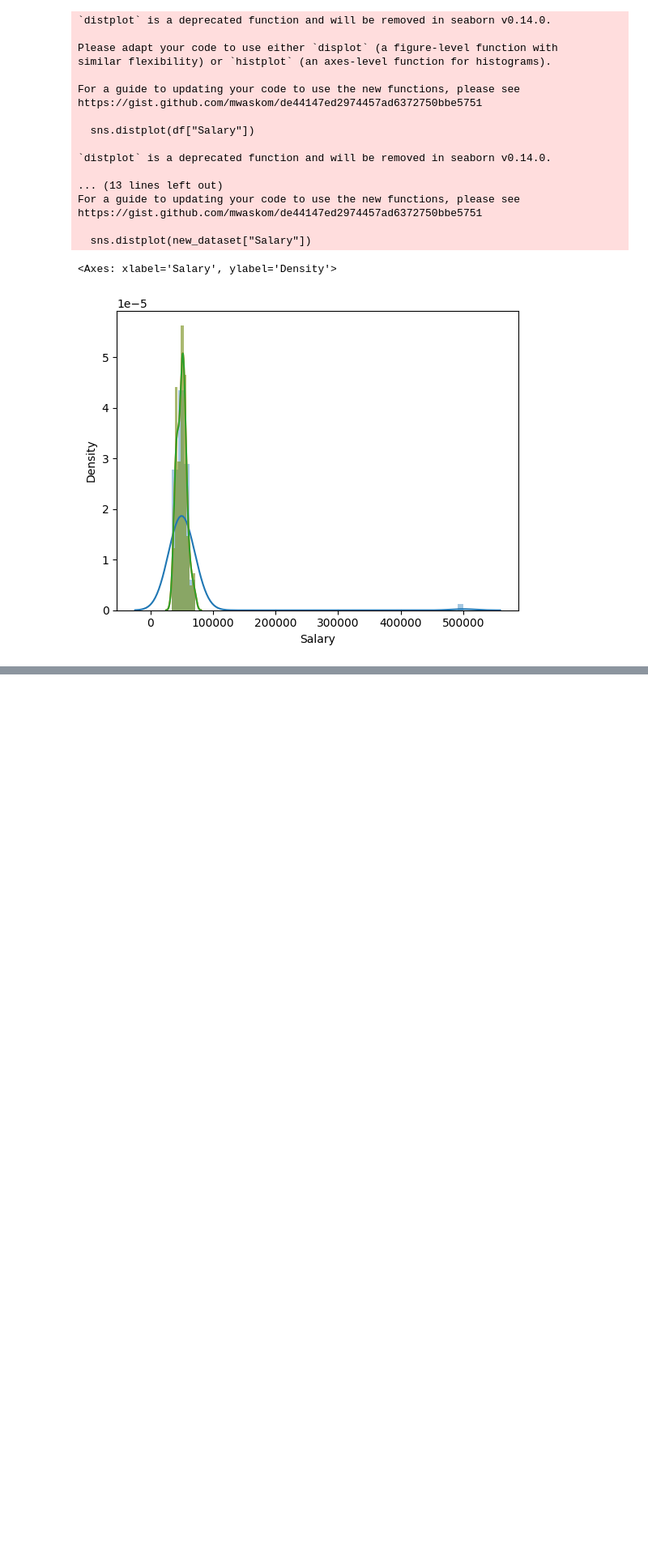
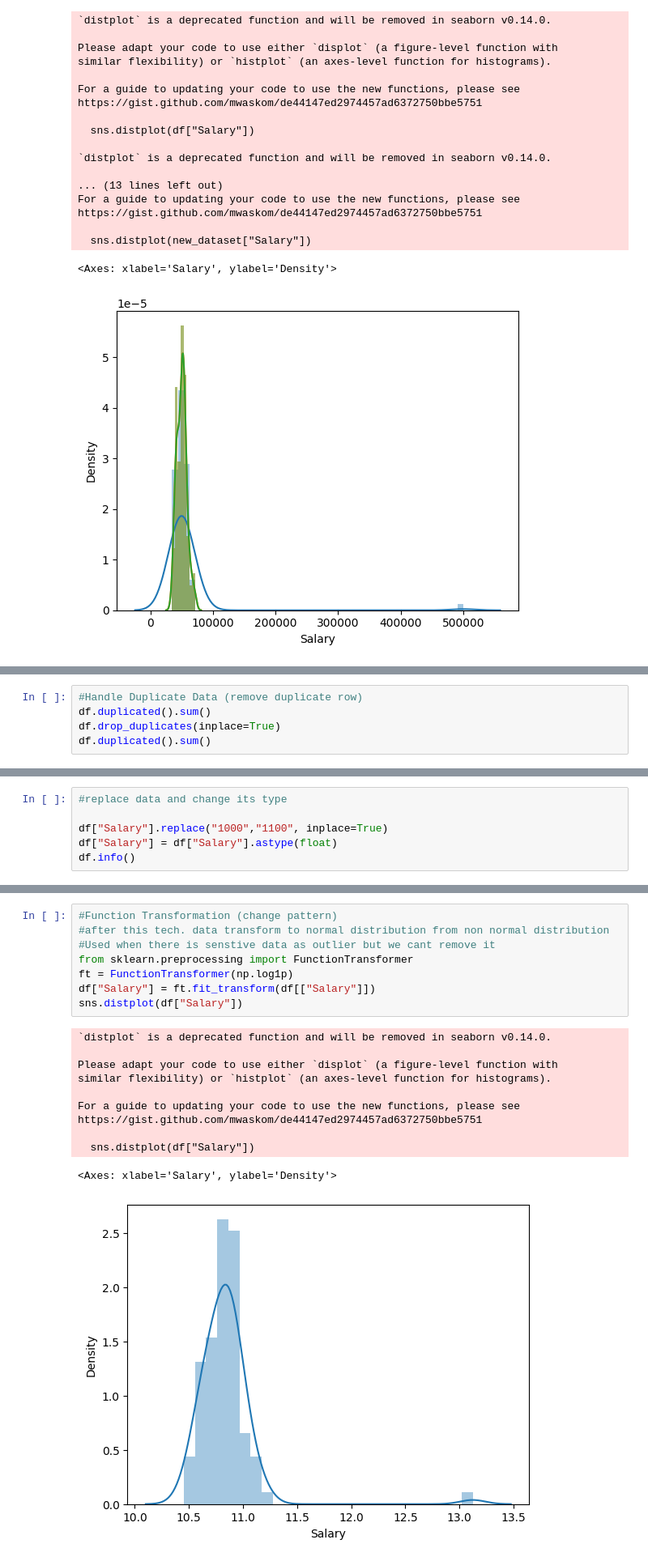
Before and after one commit to Jenil020/python, a Jupyter notebook: ML.ipynb, the cells around one changed output, grey strips where cells are left out. Shown: that part at 81% size. Cells and saved outputs as stored; diff of their text form; blank space fills up the shorter version.

```diff
--- a/ML.ipynb
+++ b/ML.ipynb
@@ -248,0 +293,5 @@ https://gist.github.com/mwaskom/de44147ed2974457ad6372750bbe5751
+# %%
+#Handle Duplicate Data (remove duplicate row)
+df.duplicated().sum()
+df.drop_duplicates(inplace=True)
+df.duplicated().sum()
@@ -248,0 +300,6 @@ https://gist.github.com/mwaskom/de44147ed2974457ad6372750bbe5751
+# %%
+#replace data and change its type
+
+df["Salary"].replace("1000","1100", inplace=True)
+df["Salary"] = df["Salary"].astype(float)
+df.info()
@@ -248,0 +325,20 @@ https://gist.github.com/mwaskom/de44147ed2974457ad6372750bbe5751
+# %%
+#Function Transformation (change pattern)
+#after this tech. data transform to normal distribution from non normal distribution
+#Used when there is senstive data as outlier but we cant remove it
+from sklearn.preprocessing import FunctionTransformer
+ft = FunctionTransformer(np.log1p)
+df["Salary"] = ft.fit_transform(df[["Salary"]])
+sns.distplot(df["Salary"])
+# %% [output]
+`distplot` is a deprecated function and will be removed in seaborn v0.14.0.
+
+Please adapt your code to use either `displot` (a figure-level function with
+similar flexibility) or `histplot` (an axes-level function for histograms).
+
+For a guide to updating your code to use the new functions, please see
+https://gist.github.com/mwaskom/de44147ed2974457ad6372750bbe5751
+
+  sns.distplot(df["Salary"])
+<Axes: xlabel='Salary', ylabel='Density'>
+[figure, added]
```
Also changed, not shown: parts of 7 cells of this notebook.
